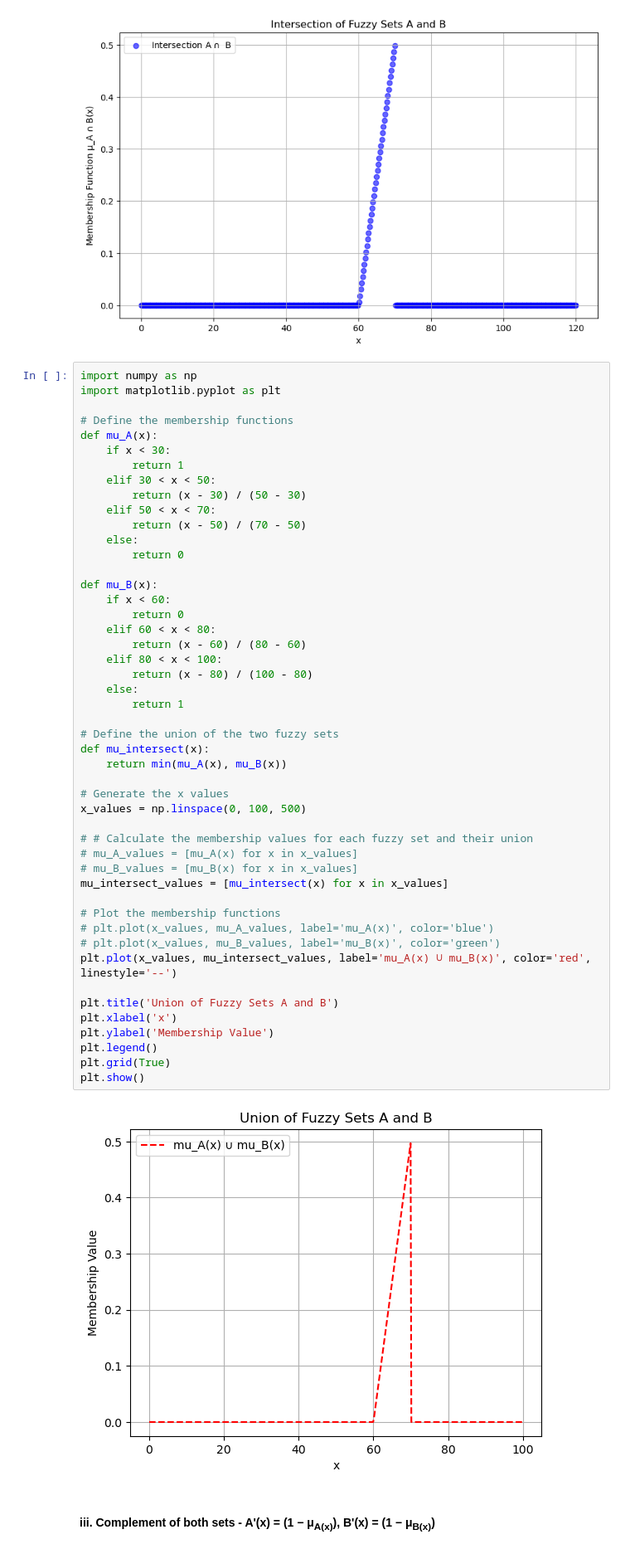
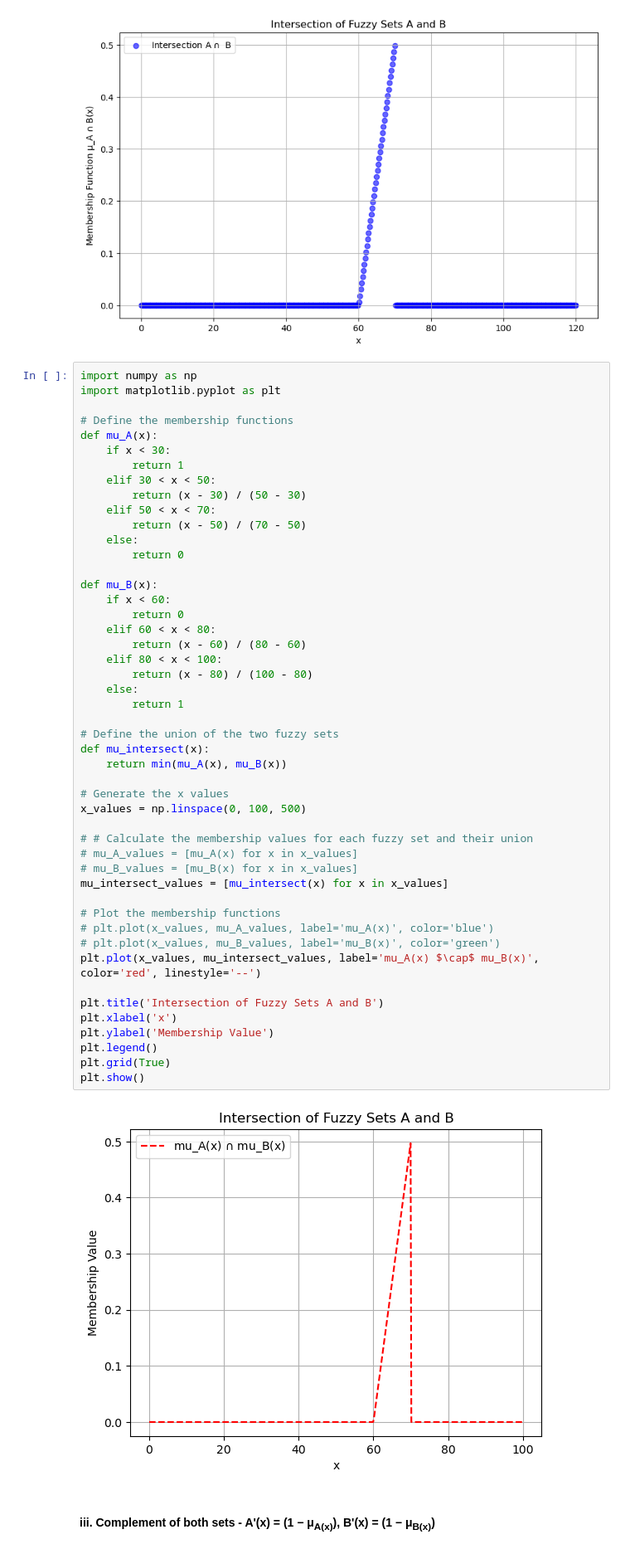
Before and after one commit to Uttam-Mahata/Soft_Computing, a Jupyter notebook: Assignment2/Fuzzy_logic.ipynb, the cells around one changed output. Shown at 83% size. Drawn from its saved outputs; the diff is of its cells as text.

```diff
--- a/Assignment2/Fuzzy_logic.ipynb
+++ b/Assignment2/Fuzzy_logic.ipynb
@@ -295,36 +295,36 @@ def mu_B(x):
         return 0
     elif 60 < x < 80:
         return (x - 60) / (80 - 60)
     elif 80 < x < 100:
         return (x - 80) / (100 - 80)
     else:
         return 1
 
 # Define the union of the two fuzzy sets
 def mu_intersect(x):
     return min(mu_A(x), mu_B(x))
 
 # Generate the x values
 x_values = np.linspace(0, 100, 500)
 
 # # Calculate the membership values for each fuzzy set and their union
 # mu_A_values = [mu_A(x) for x in x_values]
 # mu_B_values = [mu_B(x) for x in x_values]
 mu_intersect_values = [mu_intersect(x) for x in x_values]
 
 # Plot the membership functions
 # plt.plot(x_values, mu_A_values, label='mu_A(x)', color='blue')
 # plt.plot(x_values, mu_B_values, label='mu_B(x)', color='green')
-plt.plot(x_values, mu_intersect_values, label='mu_A(x) ∪ mu_B(x)', color='red', linestyle='--')
+plt.plot(x_values, mu_intersect_values, label='mu_A(x) $\cap$ mu_B(x)', color='red', linestyle='--')
 
-plt.title('Union of Fuzzy Sets A and B')
+plt.title('Intersection of Fuzzy Sets A and B')
 plt.xlabel('x')
 plt.ylabel('Membership Value')
 plt.legend()
 plt.grid(True)
 plt.show()
 # %% [output]
-[figure, old version]
+[figure, new version]
 # %% [markdown]
 #### iii. Complement of both sets - A'(x) =  (1 − μ<sub>A(x)</sub>), B'(x) =  (1 − μ<sub>B(x)</sub>)
 # %%
```
Also changed, not shown: parts of 1 cell of this notebook, 4 other files.
